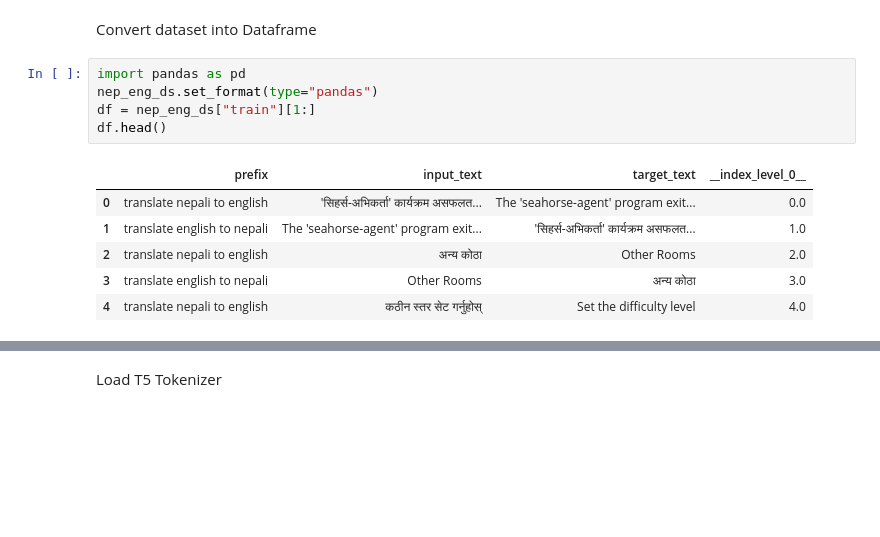
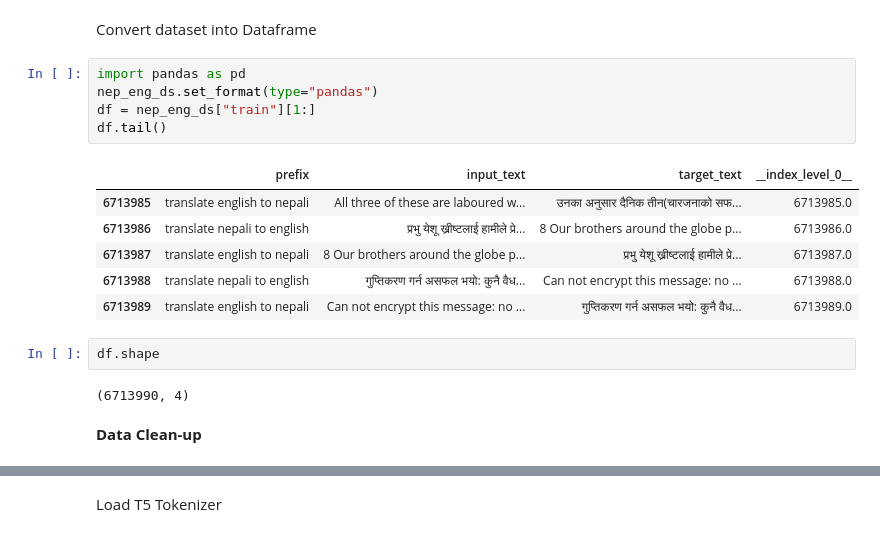
Before and after one commit to nshah-waripari/nlp_transformers, a Jupyter notebook: nmt_nepali_english_dataset.ipynb, the cells around one changed output, grey strips where cells are left out. Saved outputs shown, nothing was run; the diff lists cells and outputs as text; blank space fills up the shorter version.

```diff
--- a/nmt_nepali_english_dataset.ipynb
+++ b/nmt_nepali_english_dataset.ipynb
@@ -100,12 +100,18 @@ Convert dataset into Dataframe
 # %%
 import pandas as pd
 nep_eng_ds.set_format(type="pandas")
 df = nep_eng_ds["train"][1:]
-df.head()
+df.tail()
 # %% [output]
 |  | prefix | input_text | target_text | __index_level_0__ |
-| 0 | translate nepali to english | 'सिहर्स-अभिकर्ता' कार्यक्रम असफलत... | The 'seahorse-agent' program exit... | 0.0 |
-| 1 | translate english to nepali | The 'seahorse-agent' program exit... | 'सिहर्स-अभिकर्ता' कार्यक्रम असफलत... | 1.0 |
-| 2 | translate nepali to english | अन्य कोठा | Other Rooms | 2.0 |
-| 3 | translate english to nepali | Other Rooms | अन्य कोठा | 3.0 |
-| 4 | translate nepali to english | कठीन स्तर सेट गर्नुहोस् | Set the difficulty level | 4.0 |
+| 6713985 | translate english to nepali | All three of these are laboured w... | उनका अनुसार दैनिक तीन(चारजनाको सफ... | 6713985.0 |
+| 6713986 | translate nepali to english | प्रभु येशू ख्रीष्टलाई हामीले प्रे... | 8 Our brothers around the globe p... | 6713986.0 |
+| 6713987 | translate english to nepali | 8 Our brothers around the globe p... | प्रभु येशू ख्रीष्टलाई हामीले प्रे... | 6713987.0 |
+| 6713988 | translate nepali to english | गुप्तिकरण गर्न असफल भयो: कुनै वैध... | Can not encrypt this message: no ... | 6713988.0 |
+| 6713989 | translate english to nepali | Can not encrypt this message: no ... | गुप्तिकरण गर्न असफल भयो: कुनै वैध... | 6713989.0 |
+# %%
+df.shape
+# %% [output]
+(6713990, 4)
+# %% [markdown]
+**Data Clean-up**
```
Also changed, not shown: parts of 18 cells of this notebook.
